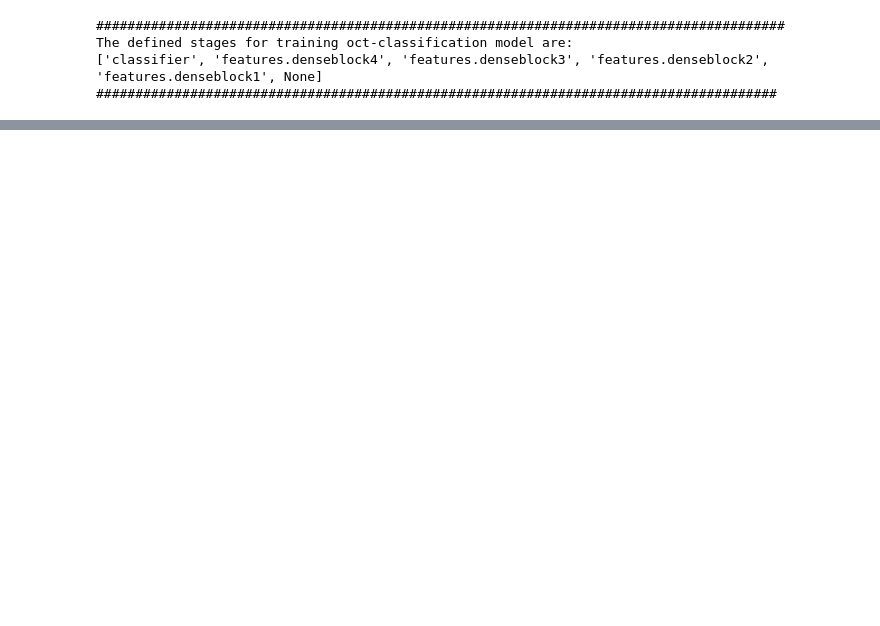
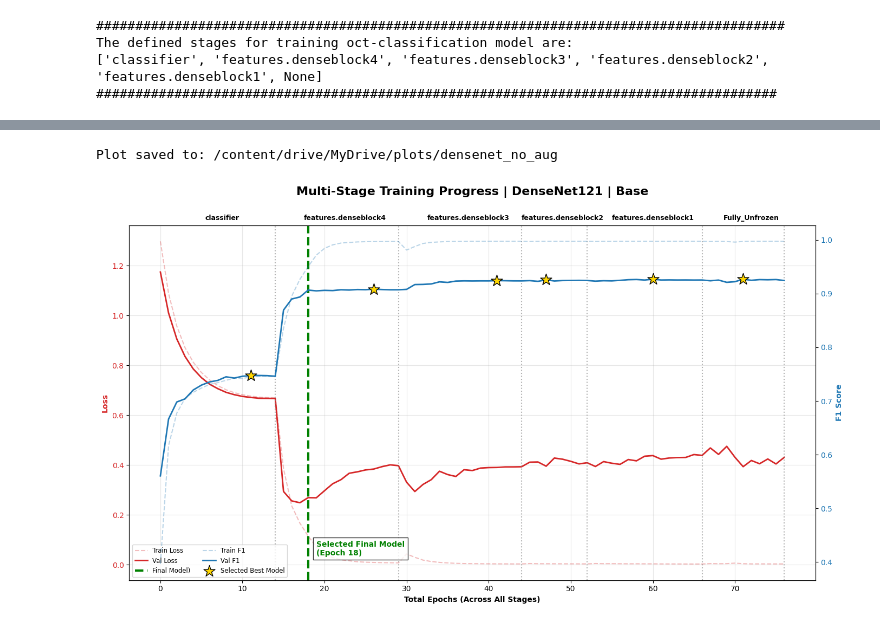
Before and after one commit to ManosGitProject/oct_retinal_classification_hackathon_v1, a Jupyter notebook: 02c_Train_DenseNet121_Base.ipynb, the cells around one changed output, grey strips where cells are left out. Saved outputs shown, nothing was run; the diff lists cells and outputs as text; code cells hidden in the pictures; blank space fills up the shorter version.

```diff
--- a/02c_Train_DenseNet121_Base.ipynb
+++ b/02c_Train_DenseNet121_Base.ipynb
@@ -465,37 +617,41 @@ plt.show()
 # %%
-# Generate the plot again to show best model
+#  Generate the plot again to show best model
 utils.plot_multi_stage_metrics(
     metrics=metrics_dict,
     stages=stages,
     model_name='DenseNet121',
     is_augmented=False
 )
 
-# Epoch 41 should be chosen
-target_epoch = int(input("Choose the epoch index of the final model to highlight: "))
+target_epoch = 18
 ax1 = plt.gcf().axes[0]  # Get the Loss axis
 ax2 = plt.gcf().axes[1]  # Get the F1 axis
 
 # Draw the selection line
 line_selection = ax1.axvline(x=target_epoch, color='green', linestyle='--',
                              linewidth=3, label='Final Model)')
 
 # Add the text annotation
-ax1.text(target_epoch + 1, ax1.get_ylim()[0] + 0.1, f'Selected Final Model\n(Epoch {target_epoch})',
-         color='green', fontweight='bold')
+ax1.text(target_epoch + 1, ax1.get_ylim()[0] + 0.1, 'Selected Final Model\n(Epoch 18)',
+         color='green', fontweight='bold', bbox=dict(facecolor='white', alpha=0.8))
 
 # Gather all handles and labels from both axes
 h1, l1 = ax1.get_legend_handles_labels()
 h2, l2 = ax2.get_legend_handles_labels()
 
 # Remove the old legend if it exists to prevent ghosting
 if ax1.get_legend(): ax1.get_legend().remove()
 if ax2.get_legend(): ax2.get_legend().remove()
 
 # Create one final combined legend on ax1 or ax2
 ax1.legend(h1 + h2, l1 + l2, loc='lower left', ncol=2, fontsize='small', frameon=True)
 
 # Save and show
-plt.savefig(path_plots, bbox_inches='tight', dpi=300)
+os.makedirs(path_plots, exist_ok=True)
+full_path =  f"{path_plots}/Learning_Curves_Combined.png"
+plt.savefig(full_path, bbox_inches='tight', dpi=300)
 print(f"Plot saved to: {path_plots}")
 plt.show()
+# %% [output]
+Plot saved to: /content/drive/MyDrive/plots/densenet_no_aug
+[figure, added]
```
Also changed, not shown: parts of 14 cells of this notebook.
